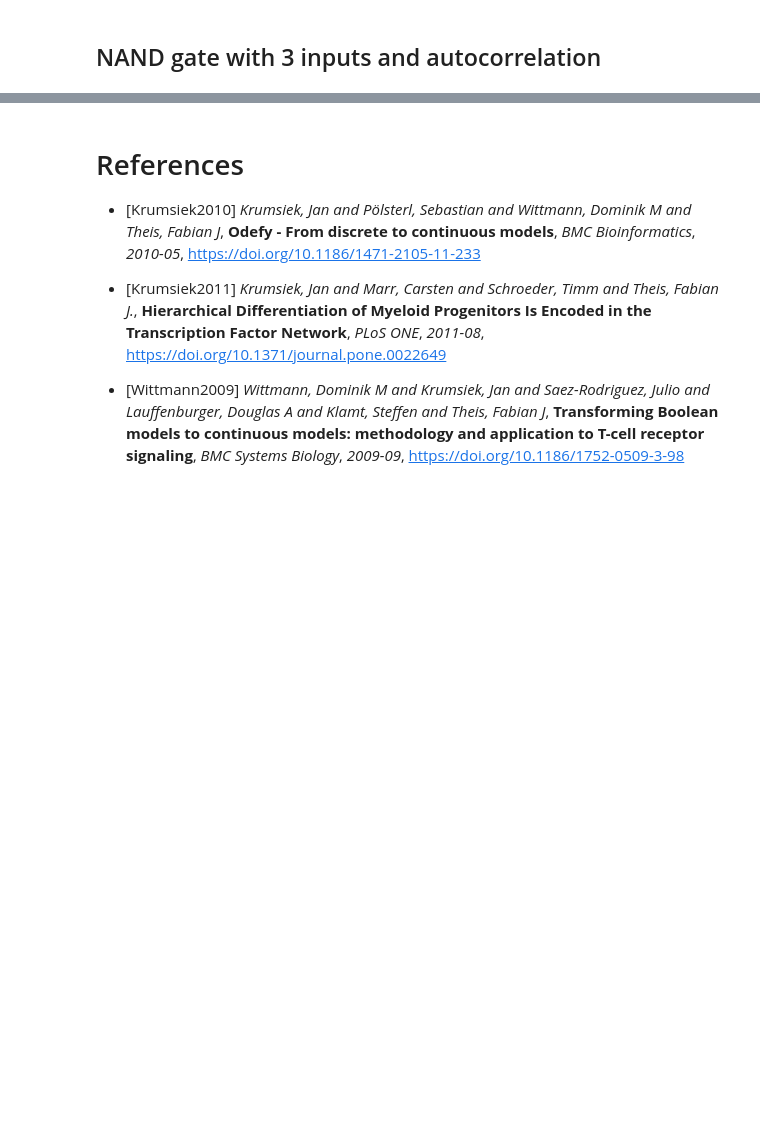
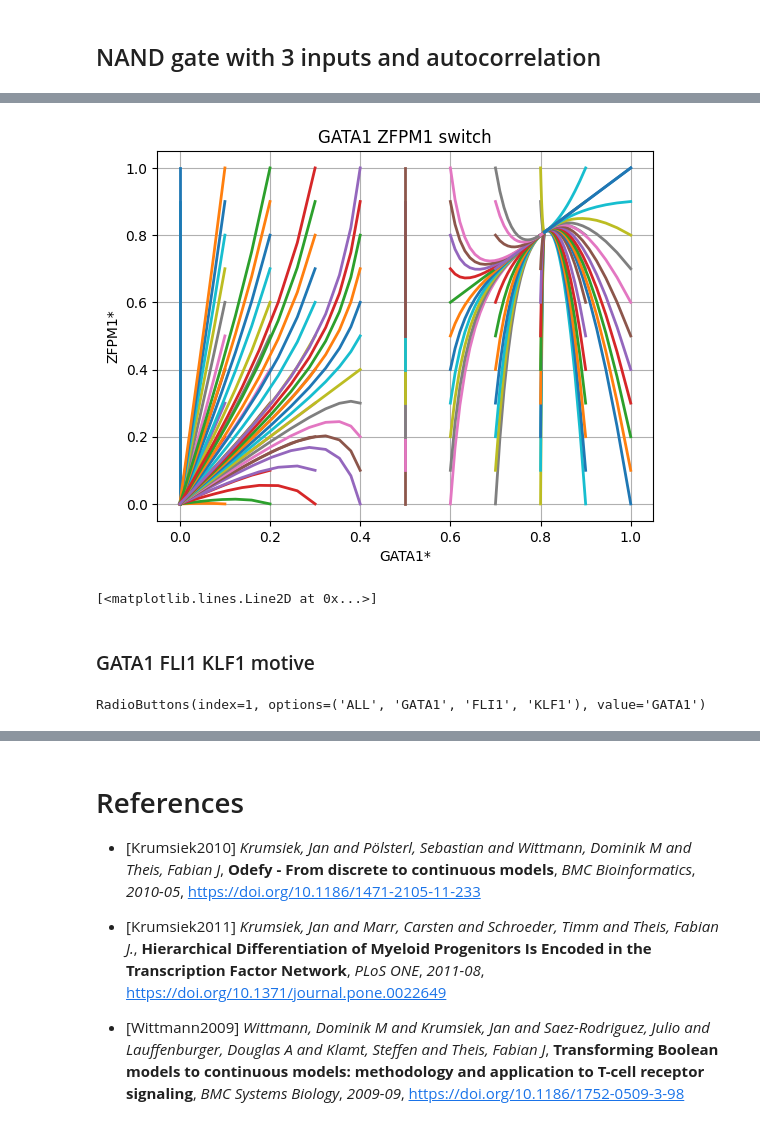
Before and after one commit to elmbeech/grn_myeloid_progenitor, a Jupyter notebook: engr_e542_fall2023_sysbio_network_project_sim.ipynb, the cells around one changed output, grey strips where cells are left out. Saved outputs shown, nothing was run; the diff lists cells and outputs as text; code cells hidden in the pictures; blank space fills up the shorter version.

```diff
--- a/engr_e542_fall2023_sysbio_network_project_sim.ipynb
+++ b/engr_e542_fall2023_sysbio_network_project_sim.ipynb
@@ -1039,0 +1142,51 @@ ddd
+# %%
+# @title GATA1 ZFPM1 phase plot
+
+for GATA1 in np.arange(0.0, 1.1, 0.1):
+    for ZFPM1 in np.arange(0.0, 1.1, 0.1):
+        r.resetToOrigin()
+        r.GATA1 = GATA1
+        r.ZFPM1 = ZFPM1
+        m = r.simulate(0,30,100, selections=['[GATA1]','[ZFPM1]'])
+        te.plotArray(m, show=False, resetColorCycle=False)  #
+te.plotArray(m,
+    show = True,
+    grid = True,
+    xlabel = 'GATA1*',
+    ylabel = 'ZFPM1*',
+    title = 'GATA1 ZFPM1 switch',
+)
+# %% [output]
+[figure, added]
+[<matplotlib.lines.Line2D at 0x...>]
+# %% [markdown]
+### GATA1 FLI1 KLF1 motive
+# %%
+s_model = \
+"""
+Jgata1: -> GATA1; b + ((GATA1^n + GATA2^n + FLI1^n) / (Km^n + GATA1^n + GATA2^n + FLI1^n)) * (1 - SPI1^n / (Km^n + SPI1^n)) - kd*GATA1;  // GATA1 = (GATA1 | GATA2 | FLI1) & !(SPI1)
+Jfli1: -> FLI1; b + GATA1^n / (Km^n + GATA1^n) * (1 - KLF1^n / (Km^n + KLF1^n)) - kd*FLI1;  // FLI1 =  GATA1 & !(KLF1)
+Jklf1: -> KLF1; b + GATA1^n / (Km^n + GATA1^n) * (1 - FLI1^n / (Km^n + FLI1^n)) - kd*KLF1;  // EKLF is KLF1 = GATA1 & !(FLI1)
+
+b = 0.0;
+n = 3.0;
+//vmax = 1.0;
+Km = 0.5;
+kd = 1.0;
+
+//CEBPA = 0.0;
+//EgrNab = 0.0;
+FLI1 = 0.0;
+GATA1 = 0.0;
+GATA2 = 0.0;
+GFI1 = 0.0;
+KLF1 = 0.0;
+SPI1 = 0.0;
+TAL1 = 0.0;
+//JUN = 0.0;
+ZFPM1 = 0.0;
+"""
+r = te.loada(s_model)
+display(w_radio_gata1fli1klf1)
+# %% [output]
+RadioButtons(index=1, options=('ALL', 'GATA1', 'FLI1', 'KLF1'), value='GATA1')
```
Also changed, not shown: parts of 22 cells of this notebook.
